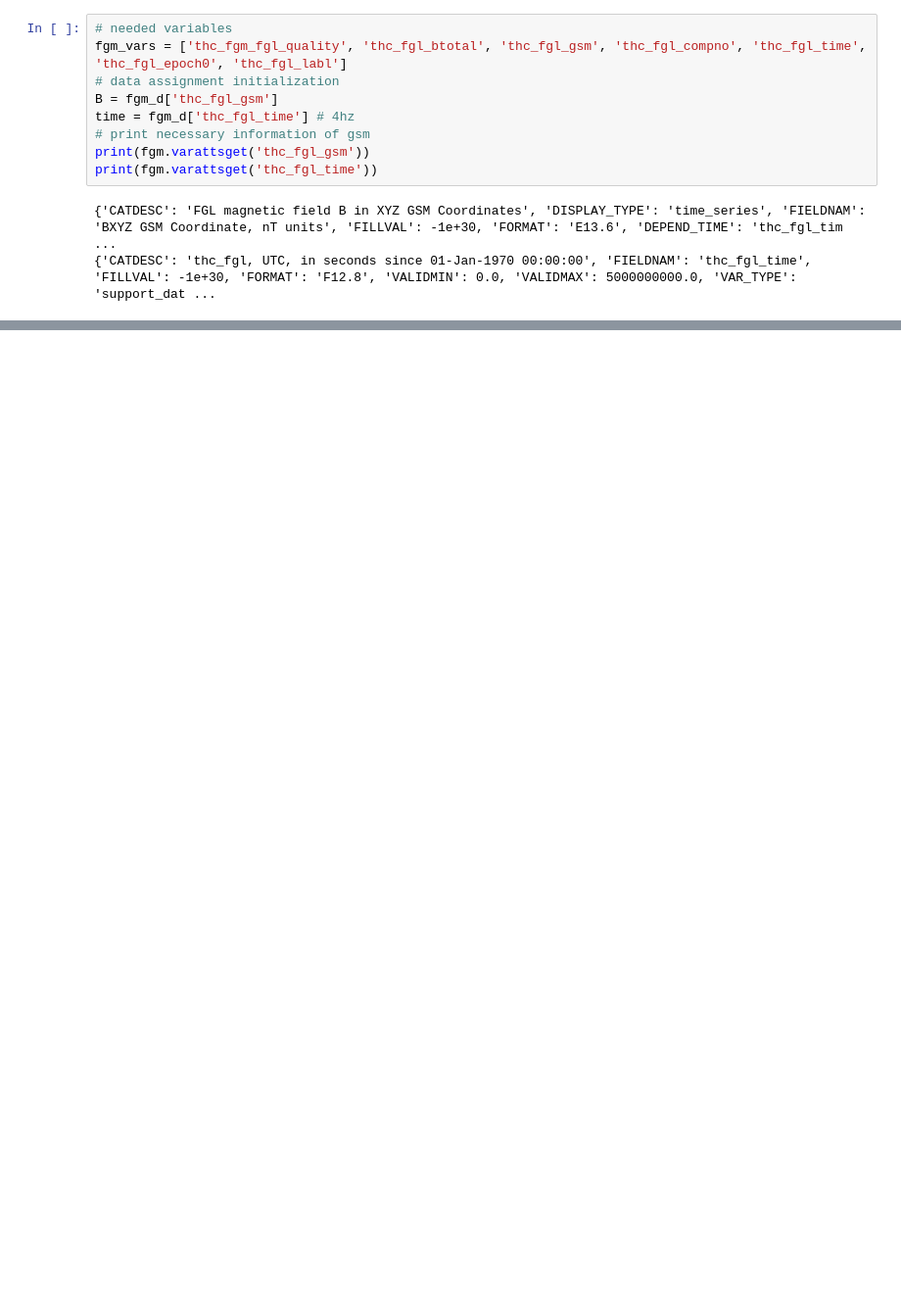
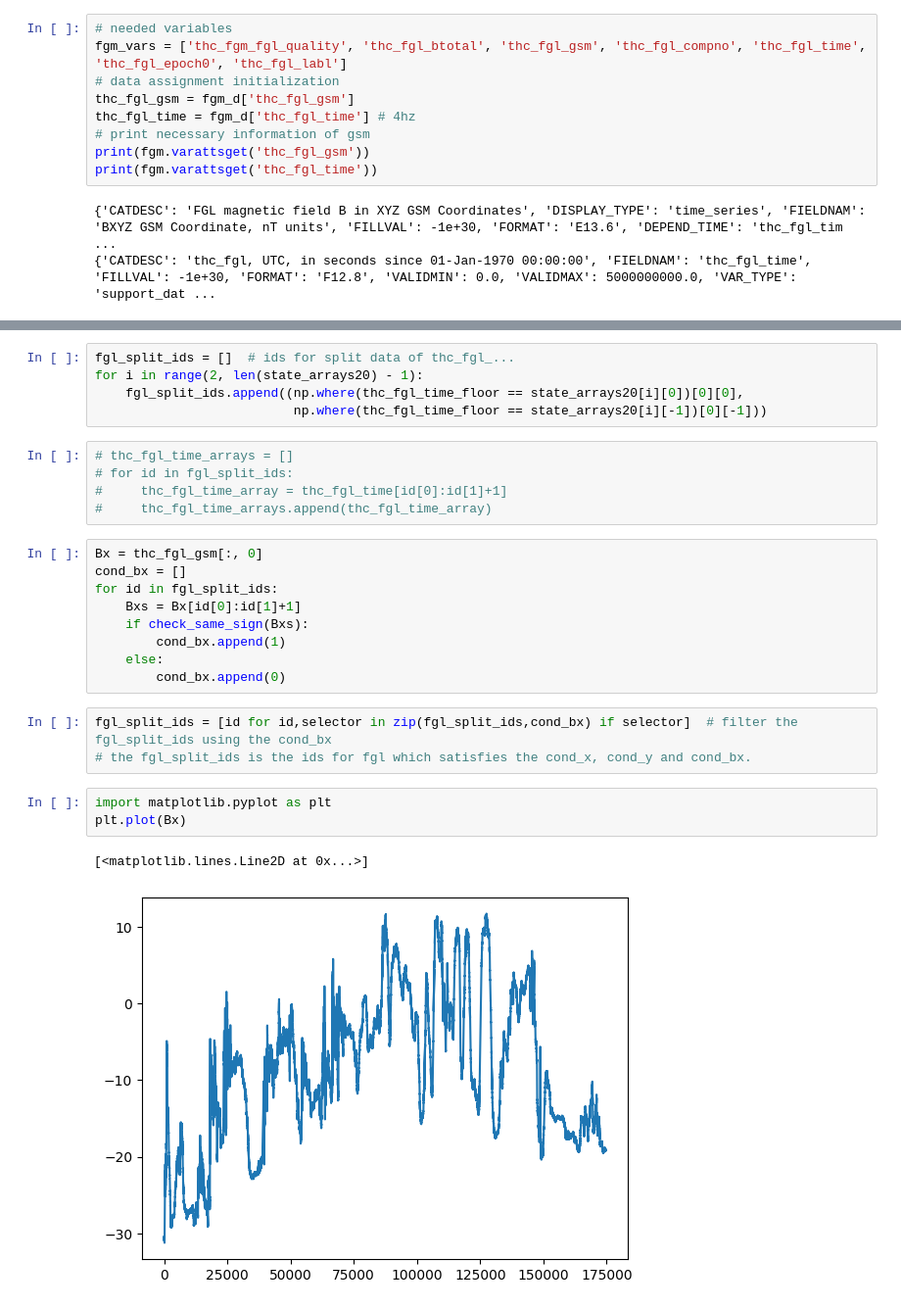
Before and after one commit to cleo24620/THEMIC, a Jupyter notebook: data.ipynb, the cells around one changed output, grey strips where cells are left out. Shown at 98% size. Drawn from its saved outputs; the diff is of its cells as text; blank space fills up the shorter version.

Commit message:
get the fgl_split_ids which satisfies the cond_x, cond_y and cond_bx. It can use for spliting.

```diff
--- a/data.ipynb
+++ b/data.ipynb
@@ -60,8 +64,8 @@ state.varattsget('thc_pos_gsm')
 # needed variables
 fgm_vars = ['thc_fgm_fgl_quality', 'thc_fgl_btotal', 'thc_fgl_gsm', 'thc_fgl_compno', 'thc_fgl_time', 'thc_fgl_epoch0', 'thc_fgl_labl']
 # data assignment initialization
-B = fgm_d['thc_fgl_gsm']
-time = fgm_d['thc_fgl_time'] # 4hz
+thc_fgl_gsm = fgm_d['thc_fgl_gsm']
+thc_fgl_time = fgm_d['thc_fgl_time'] # 4hz
 # print necessary information of gsm
 print(fgm.varattsget('thc_fgl_gsm'))
 print(fgm.varattsget('thc_fgl_time'))
@@ -78,0 +108,28 @@ filtered_arr = thc_pos_gsm[combined_cond]
+# %%
+fgl_split_ids = []  # ids for split data of thc_fgl_...
+for i in range(2, len(state_arrays20) - 1):
+    fgl_split_ids.append((np.where(thc_fgl_time_floor == state_arrays20[i][0])[0][0],
+                          np.where(thc_fgl_time_floor == state_arrays20[i][-1])[0][-1]))
+# %%
+# thc_fgl_time_arrays = []
+# for id in fgl_split_ids:
+#     thc_fgl_time_array = thc_fgl_time[id[0]:id[1]+1]
+#     thc_fgl_time_arrays.append(thc_fgl_time_array)
+# %%
+Bx = thc_fgl_gsm[:, 0]
+cond_bx = []
+for id in fgl_split_ids:
+    Bxs = Bx[id[0]:id[1]+1]
+    if check_same_sign(Bxs):
+        cond_bx.append(1)
+    else:
+        cond_bx.append(0)
+# %%
+fgl_split_ids = [id for id,selector in zip(fgl_split_ids,cond_bx) if selector]  # filter the fgl_split_ids using the cond_bx
+# the fgl_split_ids is the ids for fgl which satisfies the cond_x, cond_y and cond_bx.
+# %%
+import matplotlib.pyplot as plt
+plt.plot(Bx)
+# %% [output]
+[<matplotlib.lines.Line2D at 0x...>]
+[figure, added]
```
Also changed, not shown: parts of 10 cells of this notebook, 1 other file.
